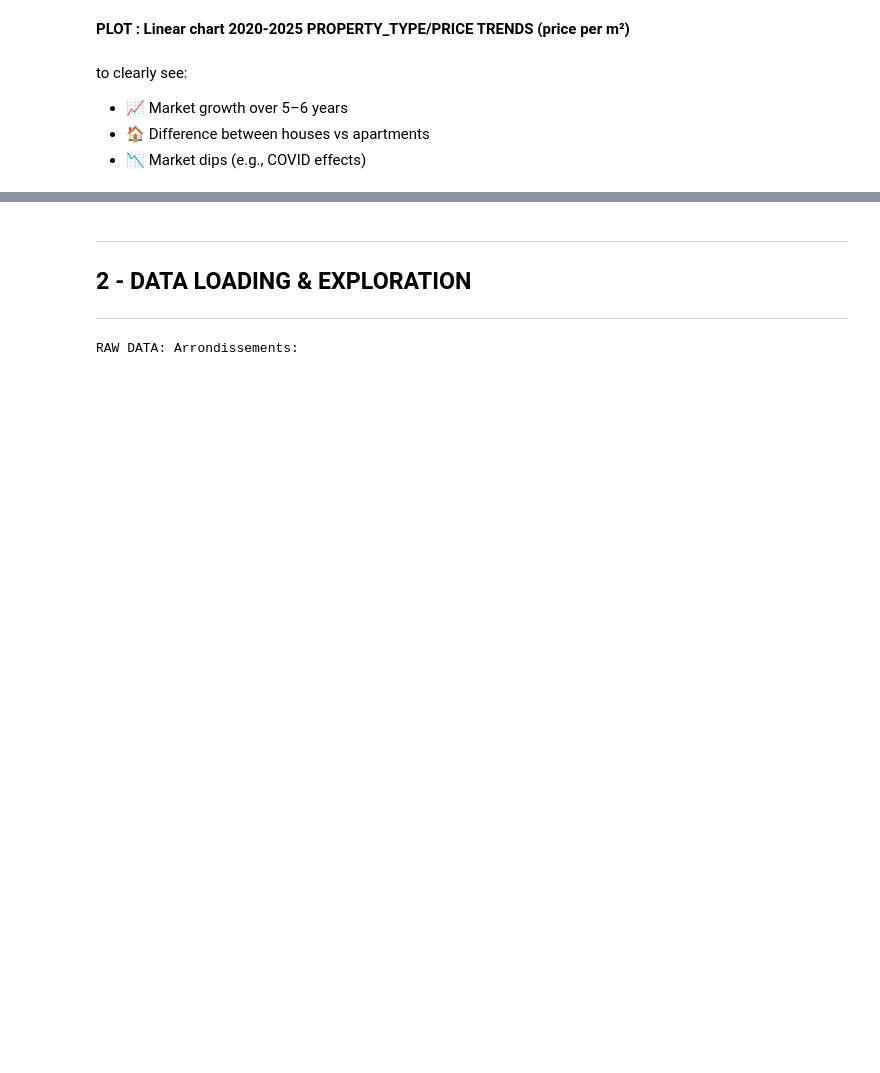
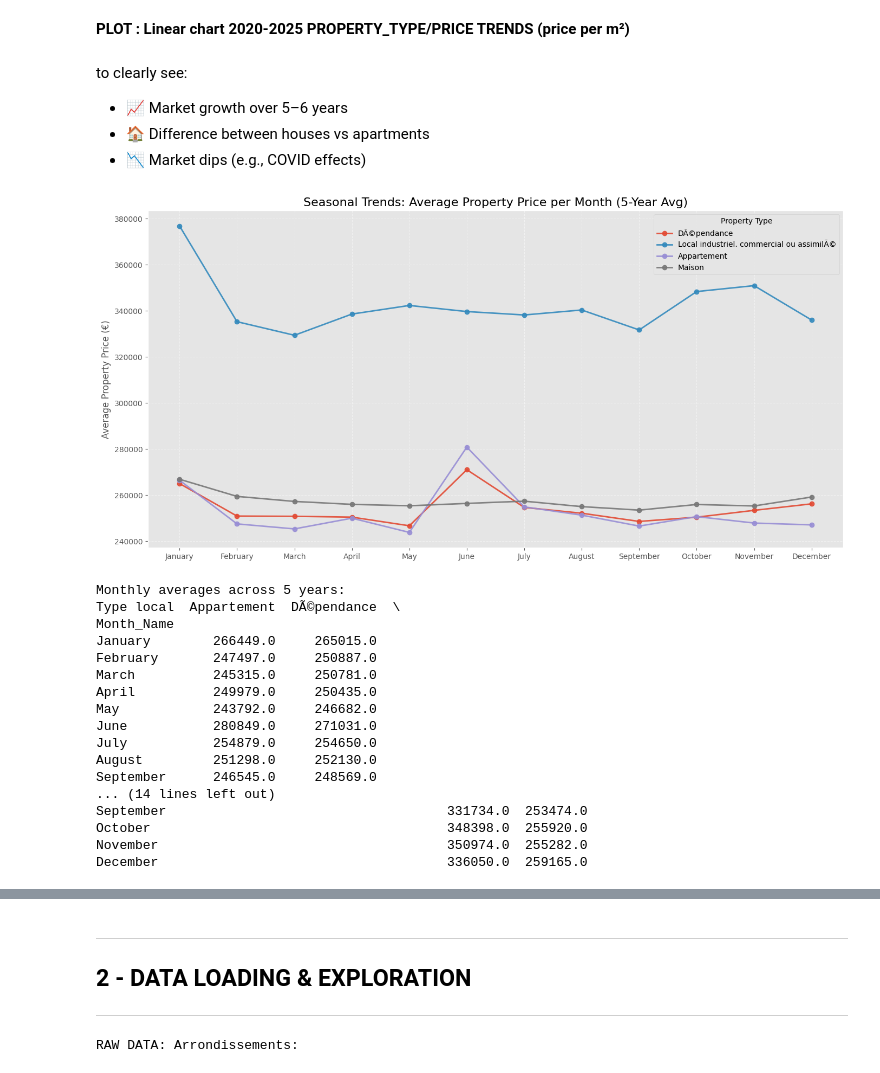
Before and after one commit to samia-boubaya/rncp-project, a Jupyter notebook: notebooks/ERD_00_data_validation.ipynb, the cells around one changed output, grey strips where cells are left out. Cells and saved outputs as stored; diff of their text form; code cells hidden in the pictures; blank space fills up the shorter version.

```diff
--- a/notebooks/ERD_00_data_validation.ipynb
+++ b/notebooks/ERD_00_data_validation.ipynb
@@ -302,3 +318,70 @@ to clearly see:
 - 📈 Market growth over 5–6 years
 - 🏠 Difference between houses vs apartments
 - 📉 Market dips (e.g., COVID effects)
+# %%
+import pandas as pd
+import matplotlib.pyplot as plt
+
+# Load your combined DVF dataset
+#df = pd.read_csv("../data/processed/ValeursFoncieres_all.csv")
+
+# Convert date column
+df["Date mutation"] = pd.to_datetime(df["Date mutation"], errors="coerce")
+
+# Keep only relevant columns and drop missing
+df = df.dropna(subset=["Valeur fonciere", "Type local"])
+
+# Optional: remove extreme outliers
+df = df[df["Valeur fonciere"] < 2_000_000]
+
+# Extract month name
+df['Month_Name'] = df['Date mutation'].dt.month_name()
+
+# Calculate average price per month for each Type local
+monthly_avg = df.groupby(['Type local', 'Month_Name'])['Valeur fonciere'].mean().reset_index()
+
+# Define month order
+month_order = ['January', 'February', 'March', 'April', 'May', 'June',
+               'July', 'August', 'September', 'October', 'November', 'December']
+
+# Sort by month order
+monthly_avg['Month_Name'] = pd.Categorical(monthly_avg['Month_Name'], categories=month_order, ordered=True)
+monthly_avg = monthly_avg.sort_values('Month_Name')
+
+# Plot
+plt.figure(figsize=(14,7))
+for property_type in monthly_avg['Type local'].unique():
+    subset = monthly_avg[monthly_avg['Type local'] == property_type]
+    plt.plot(subset['Month_Name'], subset['Valeur fonciere'],
+             marker='o', linewidth=2, alpha=0.9, label=property_type)
+
+plt.title("Seasonal Trends: Average Property Price per Month (5-Year Avg)", fontsize=16)
+plt.ylabel("Average Property Price (€)", fontsize=12)
+plt.xticks(rotation=0)
+plt.legend(title="Property Type")
+plt.grid(True, linestyle='--', alpha=0.5)
+plt.tight_layout()
+plt.show()
+
+# Optional: print the monthly averages table
+print("Monthly averages across 5 years:")
+print(monthly_avg.pivot(index='Month_Name', columns='Type local', values='Valeur fonciere').round(0))
+# %% [output]
+[figure, added]
+Monthly averages across 5 years:
+Type local  Appartement  DÃ©pendance  \
+Month_Name
+January        266449.0     265015.0
+February       247497.0     250887.0
+March          245315.0     250781.0
+April          249979.0     250435.0
+May            243792.0     246682.0
+June           280849.0     271031.0
+July           254879.0     254650.0
+August         251298.0     252130.0
+September      246545.0     248569.0
+... (14 lines left out)
+September                                    331734.0  253474.0
+October                                      348398.0  255920.0
+November                                     350974.0  255282.0
+December                                     336050.0  259165.0
```
Also changed, not shown: parts of 5 cells of this notebook, 6 other files.
